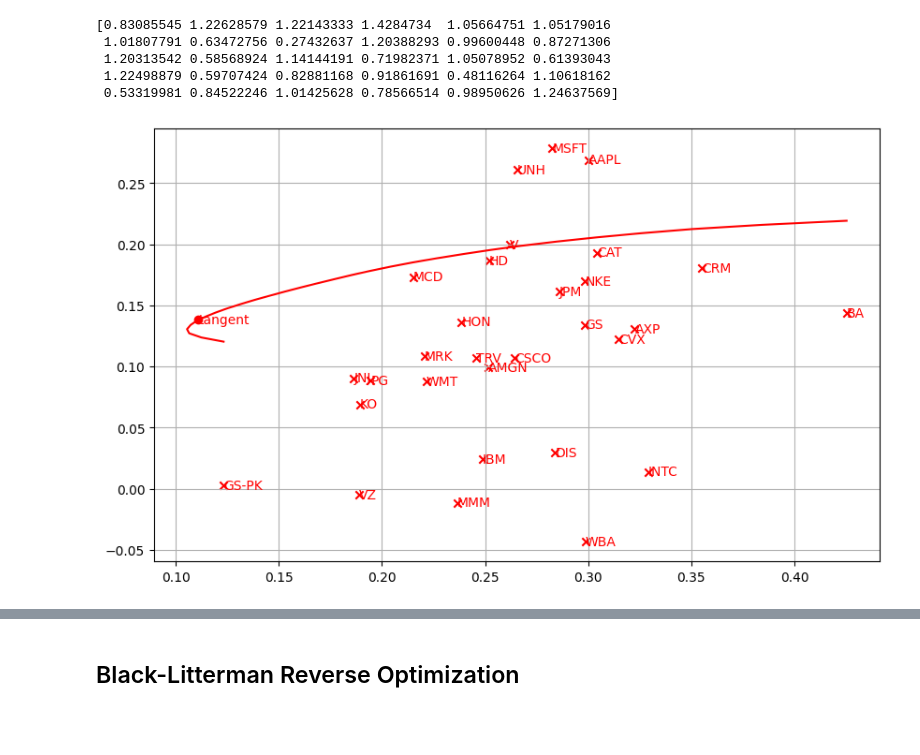
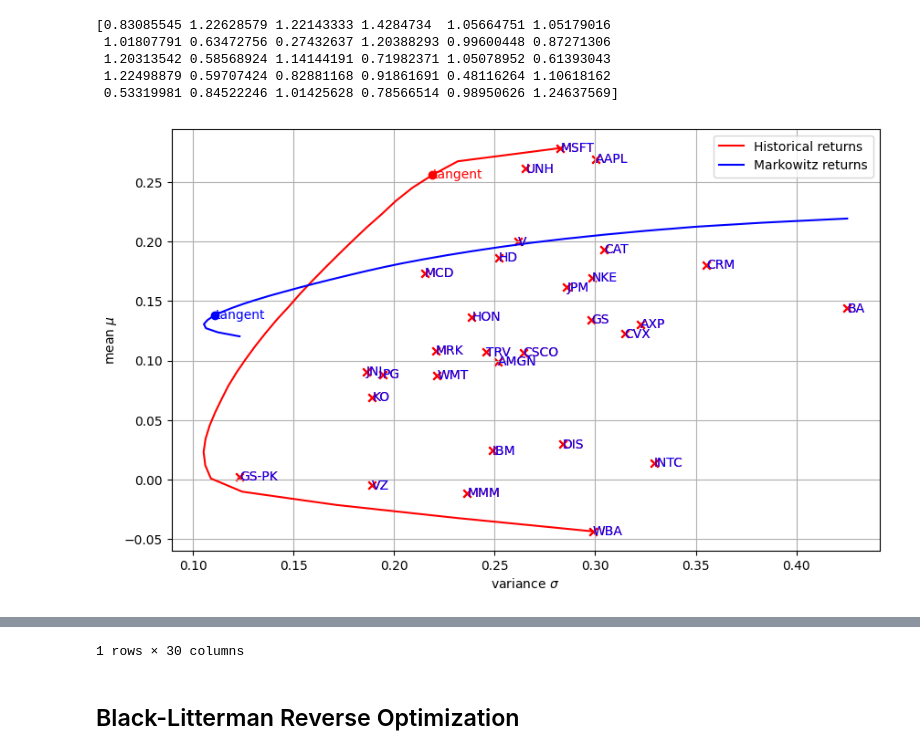
Before and after one commit to ps1899/Portfolio_Optimization-Black_Litterman, a Jupyter notebook: bl copy.ipynb, the cells around one changed output, grey strips where cells are left out. Drawn from its saved outputs; the diff is of its cells as text; code cells hidden in the pictures; blank space fills up the shorter version.

Commit message:
Added Markowitz Portfolio Model

```diff
--- a/bl copy.ipynb
+++ b/bl copy.ipynb
@@ -370,7 +370,12 @@ asset_return = markowitz_portfolio_return(result_1, C, rf, market_return, market
 # mark_return = markowitz_portfolio_return(result_1, C, rf, market_return, market_variance)
 # %%
 res_mark = get_frontier(asset_return + rf, C, rf)
-display_assets(names, R, C, color = 'red')
-display_frontier(res_mark, label = 'Markowitz returns', color = 'red')
+
+display_assets(names, R, C, color='red')
+display_frontier(result_1, label='Historical returns', color='red')
+display_assets(names, R, C, color = 'blue')
+display_frontier(res_mark, label = 'Markowitz returns', color = 'blue')
+plt.xlabel('variance $\sigma$'), plt.ylabel('mean $\mu$'), plt.legend(), plt.show()
+display(pd.DataFrame({'Weight': result_1.W}, index=names).T)
 # %% [output]
-[figure, old version]
+[figure, new version]
@@ -377,3 +384,4 @@ display_frontier(res_mark, label = 'Markowitz returns', color = 'red')
+1 rows × 30 columns
 # %% [markdown]
 ## Black-Litterman Reverse Optimization
 # %%
```
Also changed, not shown: parts of 1 cell of this notebook.
